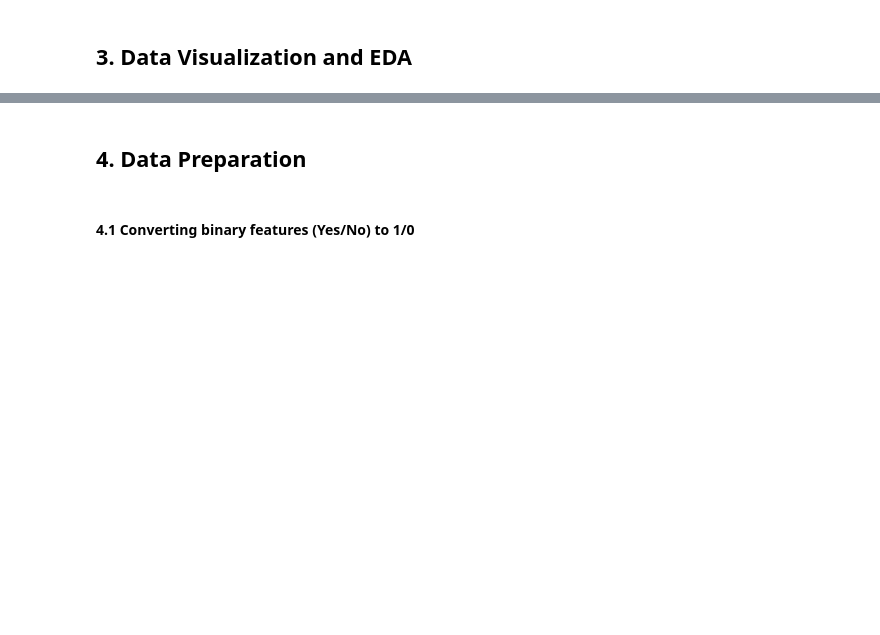
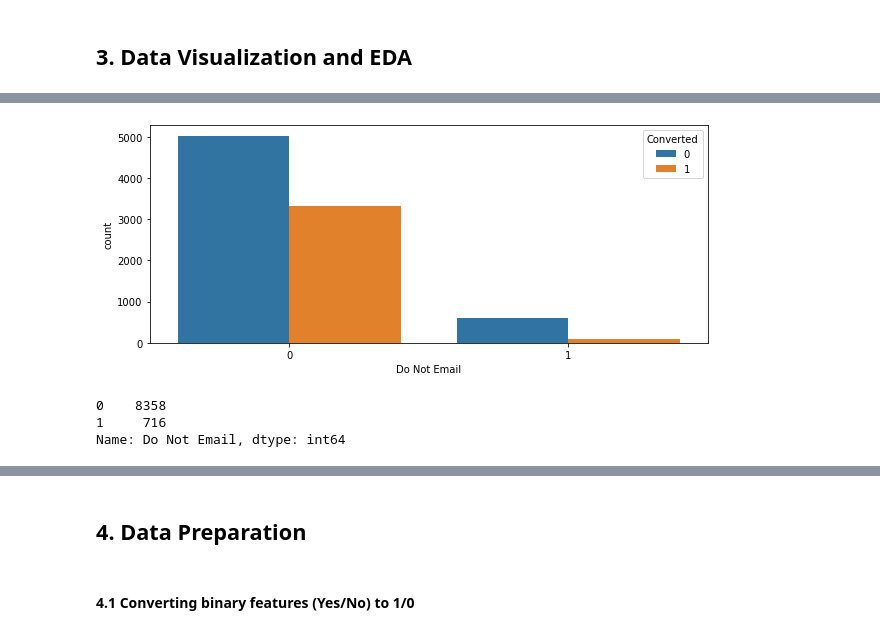
Before and after one commit to aparnakishan/XEducationLeadScore, a Jupyter notebook: LeadScoreXEduCaseStudy.ipynb, the cells around one changed output, grey strips where cells are left out. Saved outputs shown, nothing was run; the diff lists cells and outputs as text; code cells hidden in the pictures; blank space fills up the shorter version.

```diff
--- a/LeadScoreXEduCaseStudy.ipynb
+++ b/LeadScoreXEduCaseStudy.ipynb
@@ -327,0 +403,12 @@ df_lead.head()
+# %%
+plt.figure(figsize=(10,4))
+s1=sns.countplot(df_lead['Do Not Email'], hue=df_lead.Converted)
+plt.show()
+# %% [output]
+[figure, added]
+# %%
+df_lead['Do Not Email'].value_counts(dropna=False)
+# %% [output]
+0    8358
+1     716
+Name: Do Not Email, dtype: int64
```
Also changed, not shown: parts of 26 cells of this notebook.
